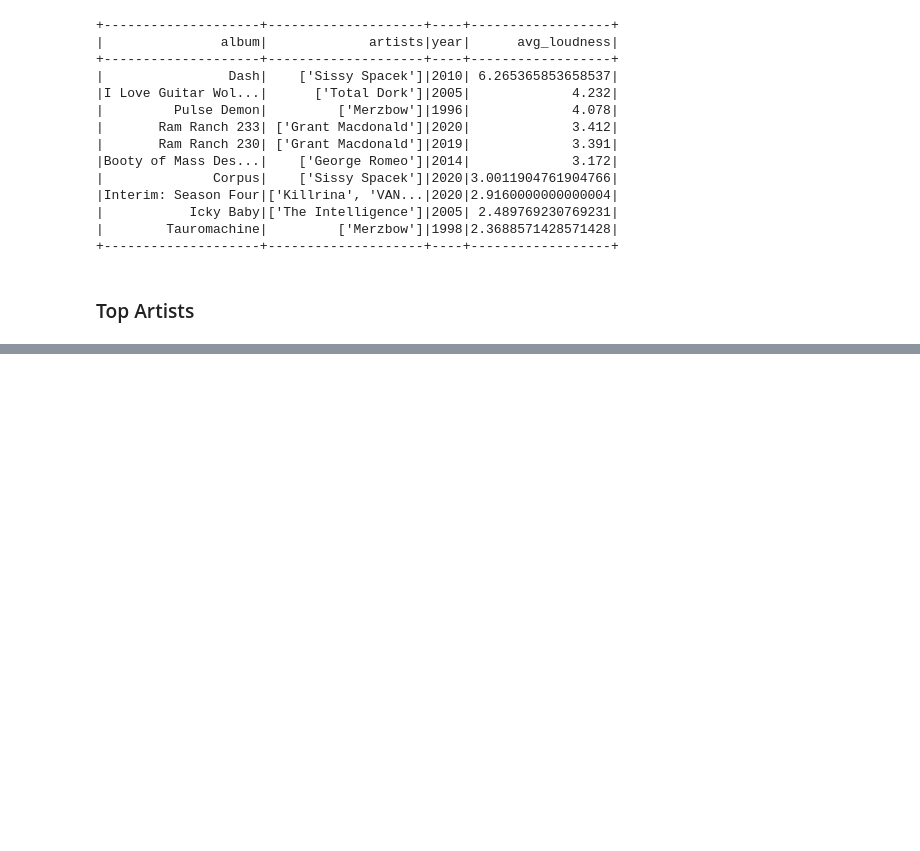
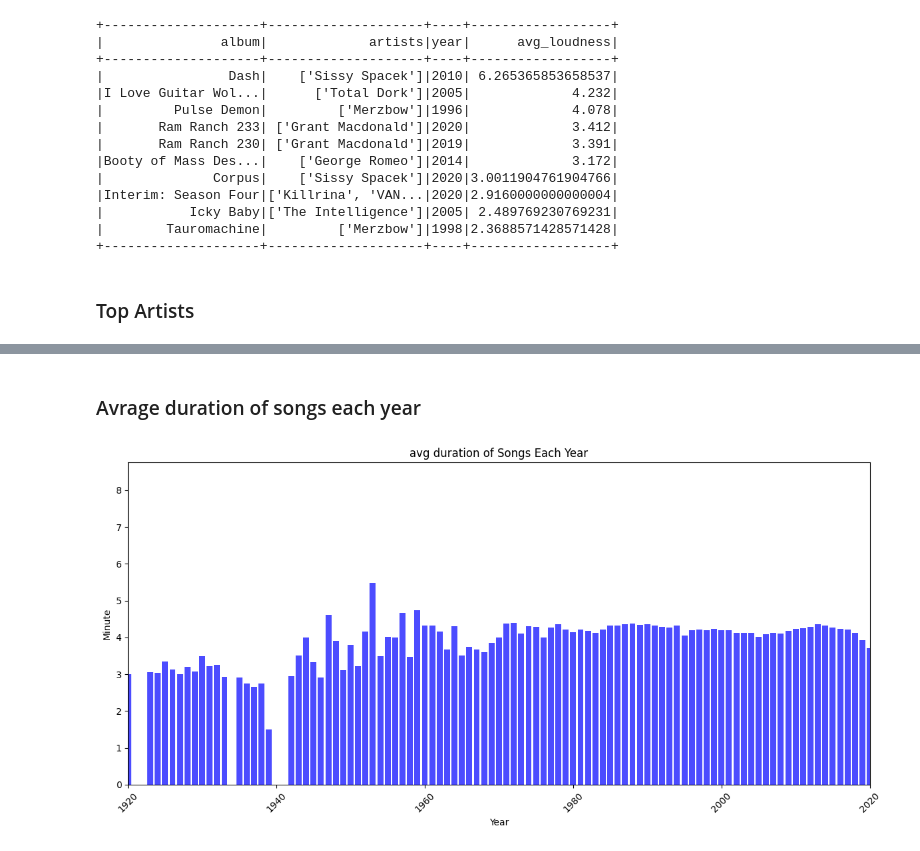
Before and after one commit to eslami200117/Data-Science, a Jupyter notebook: CA3/CA3.ipynb, the cells around one changed output, grey strips where cells are left out. Drawn from its saved outputs; the diff is of its cells as text; code cells hidden in the pictures; blank space fills up the shorter version.

```diff
--- a/CA3/CA3.ipynb
+++ b/CA3/CA3.ipynb
@@ -578,0 +669,20 @@ top_artist(values_df, "explicit", limit=20).show()
+# %% [markdown]
+### Avrage duration of songs each year
+# %%
+avg_duration_per_year = spotify_data_clean.groupBy("year").agg((avg("duration_ms")/60000).alias("avg_duration_ms")).orderBy("year")
+avg_duration_per_year = avg_duration_per_year.collect()
+
+years = [row["year"] for row in avg_duration_per_year]
+avg_duration = [row["avg_duration_ms"] for row in avg_duration_per_year]
+
+plt.figure(figsize=(12, 6))
+plt.bar(years, avg_duration, color='blue', alpha=0.7)
+plt.xlabel('Year')
+plt.ylabel('Minute')
+plt.title('avg duration of Songs Each Year')
+plt.xticks(rotation=45)
+plt.xlim(1920, 2020)
+plt.tight_layout()
+plt.show()
+# %% [output]
+[figure, added]
```
Also changed, not shown: parts of 12 cells of this notebook.
